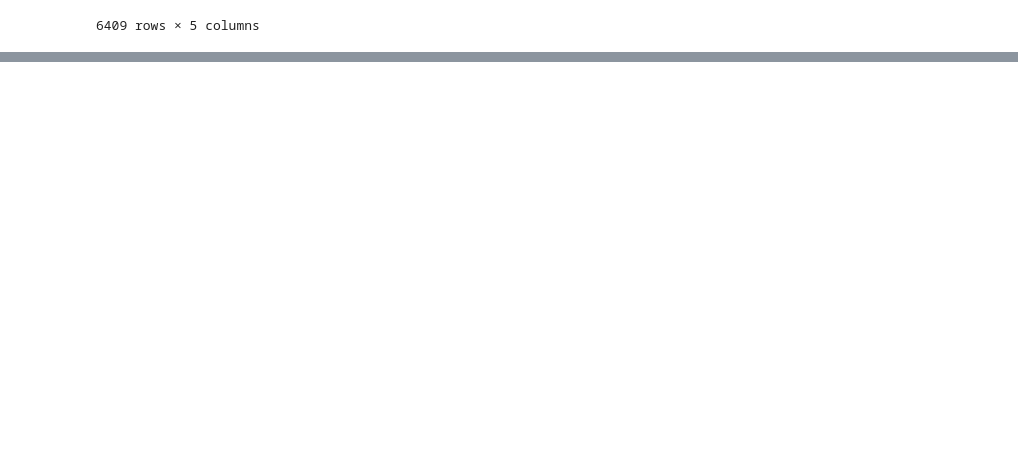
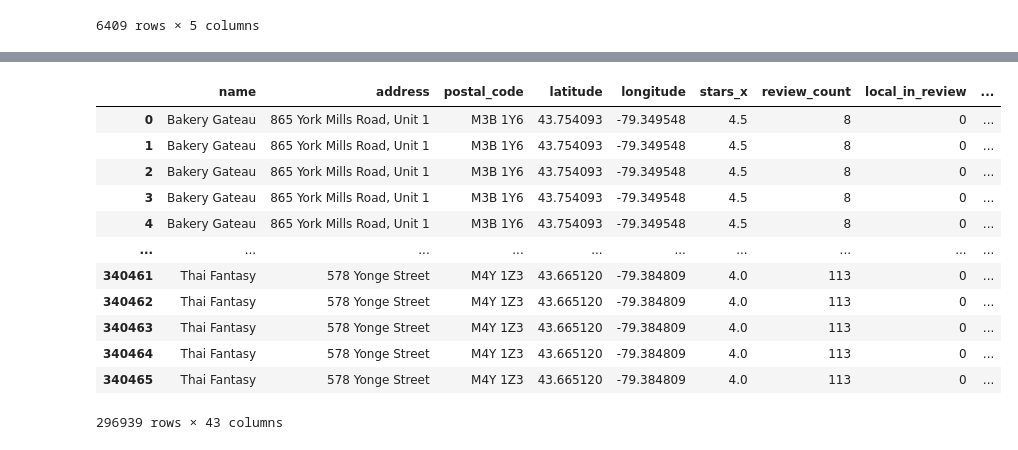
Before and after one commit to KatherineAllen067/hackathon-4d-september, a Jupyter notebook: Data Analysis Notebook.ipynb, the cells around one changed output, grey strips where cells are left out. Cells and saved outputs as stored; diff of their text form; code cells hidden in the pictures; blank space fills up the shorter version.

```diff
--- a/Data Analysis Notebook.ipynb
+++ b/Data Analysis Notebook.ipynb
@@ -439,0 +427,6 @@ df_restaurants.groupby(by = ['name', 'address', 'postal_code', 'attributes', 'ca
+# %%
+df_restaurants = pd.concat([df_restaurants, df_attributes], axis=1)
+
+pd.set_option('display.max_columns', None)
+
+df_restaurants
@@ -439,0 +447,2 @@ df_restaurants.groupby(by = ['name', 'address', 'postal_code', 'attributes', 'ca
+# %%
+df_restaurants.drop(['attributes', 'categories'], axis = 1, inplace = True)
@@ -439,0 +483,6 @@ df_restaurants.groupby(by = ['name', 'address', 'postal_code', 'attributes', 'ca
+# %%
+branches = df_restaurants.groupby(by = ['name'])['address'].nunique().sort_values(ascending = False)
+# %%
+local = branches.loc[branches <= 2]
+local_list = list(local.index)
+local_list
@@ -439,0 +507,18 @@ df_restaurants.groupby(by = ['name', 'address', 'postal_code', 'attributes', 'ca
+# %%
+df_locals = df_restaurants[df_restaurants['name'].isin(local_list)]
+
+df_locals
+# %% [output]
+|  | name | address | postal_code | latitude | longitude | stars_x | review_count | local_in_review | ... |
+| 0 | Bakery Gateau | 865 York Mills Road, Unit 1 | M3B 1Y6 | 43.754093 | -79.349548 | 4.5 | 8 | 0 | ... |
+| 1 | Bakery Gateau | 865 York Mills Road, Unit 1 | M3B 1Y6 | 43.754093 | -79.349548 | 4.5 | 8 | 0 | ... |
+| 2 | Bakery Gateau | 865 York Mills Road, Unit 1 | M3B 1Y6 | 43.754093 | -79.349548 | 4.5 | 8 | 0 | ... |
+| 3 | Bakery Gateau | 865 York Mills Road, Unit 1 | M3B 1Y6 | 43.754093 | -79.349548 | 4.5 | 8 | 0 | ... |
+| 4 | Bakery Gateau | 865 York Mills Road, Unit 1 | M3B 1Y6 | 43.754093 | -79.349548 | 4.5 | 8 | 0 | ... |
+| ... | ... | ... | ... | ... | ... | ... | ... | ... | ... |
+| 340461 | Thai Fantasy | 578 Yonge Street | M4Y 1Z3 | 43.665120 | -79.384809 | 4.0 | 113 | 0 | ... |
+| 340462 | Thai Fantasy | 578 Yonge Street | M4Y 1Z3 | 43.665120 | -79.384809 | 4.0 | 113 | 0 | ... |
+| 340463 | Thai Fantasy | 578 Yonge Street | M4Y 1Z3 | 43.665120 | -79.384809 | 4.0 | 113 | 0 | ... |
+| 340464 | Thai Fantasy | 578 Yonge Street | M4Y 1Z3 | 43.665120 | -79.384809 | 4.0 | 113 | 0 | ... |
+| 340465 | Thai Fantasy | 578 Yonge Street | M4Y 1Z3 | 43.665120 | -79.384809 | 4.0 | 113 | 0 | ... |
+296939 rows × 43 columns
```
Also changed, not shown: parts of 20 cells of this notebook.
